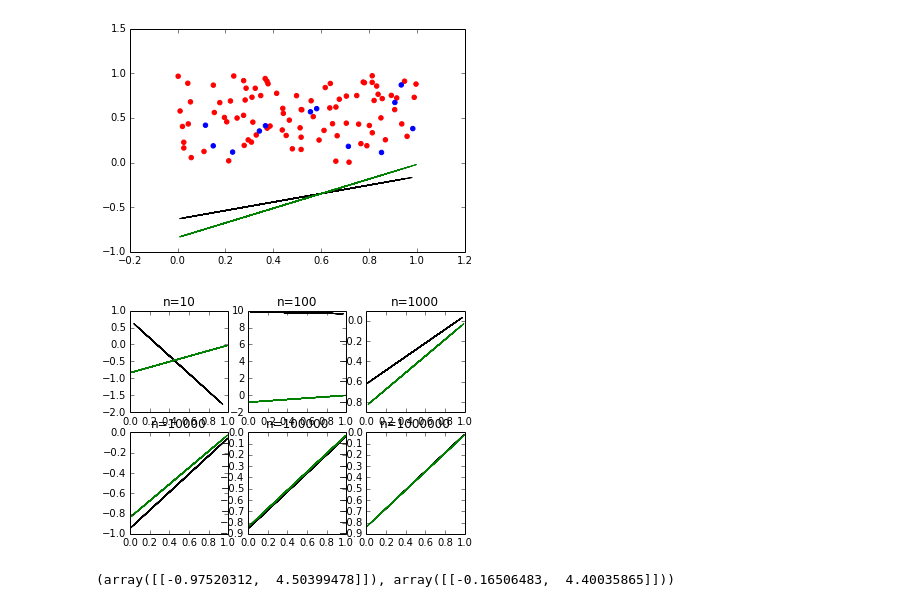
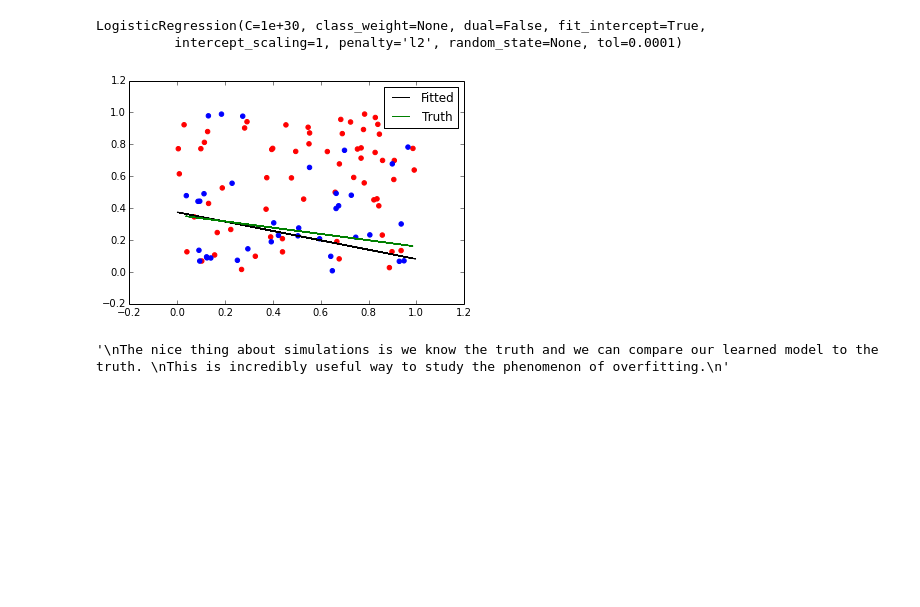
Before and after one commit to briandalessandro/DataScienceCourse, a Jupyter notebook: ipython/Lecture2_ScikitLearnExample.ipynb, the cells around one changed output. Cells and saved outputs as stored; diff of their text form; code cells hidden in the pictures; blank space fills up the shorter version.

```diff
--- a/ipython/Lecture2_ScikitLearnExample.ipynb
+++ b/ipython/Lecture2_ScikitLearnExample.ipynb
@@ -81,22 +81,40 @@ LogisticRegression(C=1e+30, class_weight=None, dual=False, fit_intercept=True,
+# %%
+'''
+Another way to test the relationship between the features and the target is to use a logistic regression.
+This is our first look at linear models/logistic regression in this class. In short, we want to fit a line such that:
+
+P(Y|X)=f(X) where f(X)=[1+exp(-1(a+BX)]-1)
+'''
+logreg = linear_model.LogisticRegression(C=1e30)
+logreg.fit(data[['f0','f1']],data['Y'])
+# %% [output]
+LogisticRegression(C=1e+30, class_weight=None, dual=False, fit_intercept=True,
+          intercept_scaling=1, penalty='l2', random_state=None, tol=0.0001)
 # %%
 #Let's plot this fit against the original scatter plot
 
-def plot_dec_line(mn,mx,b0,b1,a,col):
+def plot_dec_line(mn,mx,b0,b1,a,col,lab):
     '''
     We'll write this little function because we might want to use this again
     '''
     x=np.random.uniform(mn,mx,100)
     dec_line=map(lambda x_i: -1*(x_i*b0/b1+a/b1),x)
-    plt.plot(x,dec_line,col)
+    plt.plot(x,dec_line,col,label=lab)
 
 plt.figure()
-plot_dec_line(0,1,logreg.coef_[0][0],logreg.coef_[0][1],logreg.intercept_[0],'black')
-plot_dec_line(0,1,beta[0],beta[1],alpha,'green') #This one if uncommented also plots the 'truth'
+plot_dec_line(0,1,logreg.coef_[0][0],logreg.coef_[0][1],logreg.intercept_[0],'black','Fitted')
+plot_dec_line(0,1,beta[0],beta[1],alpha,'green','Truth') #This one if uncommented also plots the 'truth'
 plt.scatter(data['f0'][(data['Y']==0)].values,data['f1'][(data['Y']==0)].values,color='r')
 plt.scatter(data['f0'][(data['Y']==1)].values,data['f1'][(data['Y']==1)].values,color='b')
+plt.legend()
 plt.show()
+'''
+The nice thing about simulations is we know the truth and we can compare our learned model to the truth.
+This is incredibly useful way to study the phenomenon of overfitting.
+'''
 # %% [output]
-[figure, old version]
+[figure, new version]
+'\nThe nice thing about simulations is we know the truth and we can compare our learned model to the truth. \nThis is incredibly useful way to study the phenomenon of overfitting.\n'
 # %%
 '''
 Sometimes the fitted vs. truth lines don't match exactly. In extreme cases they are no where near each other.
@@ -120,39 +132,0 @@ m6=get_a_fit(alpha,beta,1000000)
-# %%
-plt.figure()
-plt.subplot(231)
-plt.title("n=10")
-plot_dec_line(0,1,m1.coef_[0][0],m1.coef_[0][1],m1.intercept_[0],'black')
-plot_dec_line(0,1,beta[0],beta[1],alpha,'g')
-
-plt.subplot(232)
-plt.title("n=100")
-plot_dec_line(0,1,m2.coef_[0][0],m2.coef_[0][1],m2.intercept_[0],'black')
-plot_dec_line(0,1,beta[0],beta[1],alpha,'g')
-
-plt.subplot(233)
-plt.title("n=1000")
-plot_dec_line(0,1,m3.coef_[0][0],m3.coef_[0][1],m3.intercept_[0],'black')
-plot_dec_line(0,1,beta[0],beta[1],alpha,'g')
-
-plt.subplot(234)
-plt.title("n=10000")
-plot_dec_line(0,1,m4.coef_[0][0],m4.coef_[0][1],m4.intercept_[0],'black')
-plot_dec_line(0,1,beta[0],beta[1],alpha,'g')
-
-plt.subplot(235)
-plt.title("n=100000")
-plot_dec_line(0,1,m5.coef_[0][0],m5.coef_[0][1],m5.intercept_[0],'black')
-plot_dec_line(0,1,beta[0],beta[1],alpha,'g')
-
-plt.subplot(236)
-plt.title("n=1000000")
-plot_dec_line(0,1,m6.coef_[0][0],m6.coef_[0][1],m6.intercept_[0],'black')
-plot_dec_line(0,1,beta[0],beta[1],alpha,'g')
-
-plt.show()
-# %% [output]
-[figure, removed]
-# %%
-m1.coef_,m2.coef_
-# %% [output]
-(array([[-0.97520312,  4.50399478]]), array([[-0.16506483,  4.40035865]]))
```
Also changed, not shown: parts of 8 cells of this notebook.
